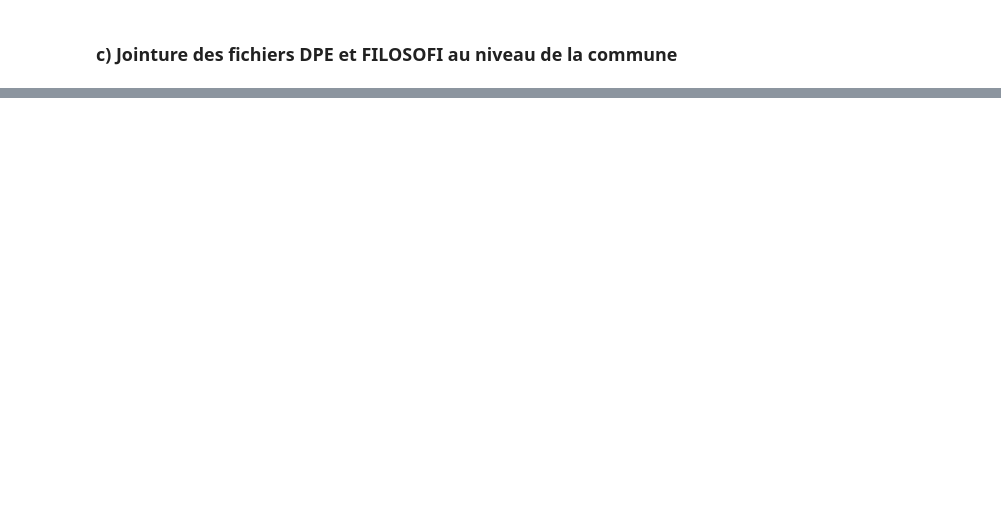
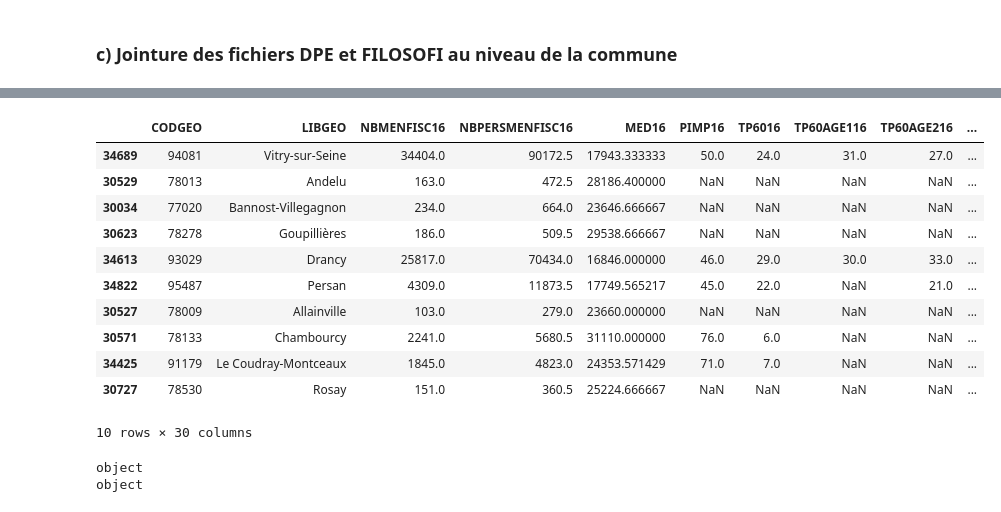
Before and after one commit to gabriel92320/data_science_project, a Jupyter notebook: Lien_DPE_niveau_de_vie.ipynb, the cells around one changed output, grey strips where cells are left out. Saved outputs shown, nothing was run; the diff lists cells and outputs as text; code cells hidden in the pictures; blank space fills up the shorter version.

```diff
--- a/Lien_DPE_niveau_de_vie.ipynb
+++ b/Lien_DPE_niveau_de_vie.ipynb
@@ -420,3 +420,4 @@ memory usage: 7.7+ MB
 Filosofi["DEP"]=Filosofi["CODGEO"].str[:2]
 # %%
 # Filtrage géographique: on ne garde que les départements d'Ile-de-France:
+Filosofi_IDF=Filosofi[Filosofi["DEP"].isin(["75","91","92","93","94","95","77","78"])]
@@ -424,0 +583,21 @@ Filosofi["DEP"]=Filosofi["CODGEO"].str[:2]
+# %%
+Filosofi_IDF.sample(10)
+# %% [output]
+|  | CODGEO | LIBGEO | NBMENFISC16 | NBPERSMENFISC16 | MED16 | PIMP16 | TP6016 | TP60AGE116 | TP60AGE216 | ... |
+| 34689 | 94081 | Vitry-sur-Seine | 34404.0 | 90172.5 | 17943.333333 | 50.0 | 24.0 | 31.0 | 27.0 | ... |
+| 30529 | 78013 | Andelu | 163.0 | 472.5 | 28186.400000 | NaN | NaN | NaN | NaN | ... |
+| 30034 | 77020 | Bannost-Villegagnon | 234.0 | 664.0 | 23646.666667 | NaN | NaN | NaN | NaN | ... |
+| 30623 | 78278 | Goupillières | 186.0 | 509.5 | 29538.666667 | NaN | NaN | NaN | NaN | ... |
+| 34613 | 93029 | Drancy | 25817.0 | 70434.0 | 16846.000000 | 46.0 | 29.0 | 30.0 | 33.0 | ... |
+| 34822 | 95487 | Persan | 4309.0 | 11873.5 | 17749.565217 | 45.0 | 22.0 | NaN | 21.0 | ... |
+| 30527 | 78009 | Allainville | 103.0 | 279.0 | 23660.000000 | NaN | NaN | NaN | NaN | ... |
+| 30571 | 78133 | Chambourcy | 2241.0 | 5680.5 | 31110.000000 | 76.0 | 6.0 | NaN | NaN | ... |
+| 34425 | 91179 | Le Coudray-Montceaux | 1845.0 | 4823.0 | 24353.571429 | 71.0 | 7.0 | NaN | NaN | ... |
+| 30727 | 78530 | Rosay | 151.0 | 360.5 | 25224.666667 | NaN | NaN | NaN | NaN | ... |
+10 rows × 30 columns
+# %%
+print(Filosofi_IDF["CODGEO"].dtype)
+print(Classe_conso_COM4["code_insee_commune"].dtype)
+# %% [output]
+object
+object
```
Also changed, not shown: parts of 31 cells of this notebook.
